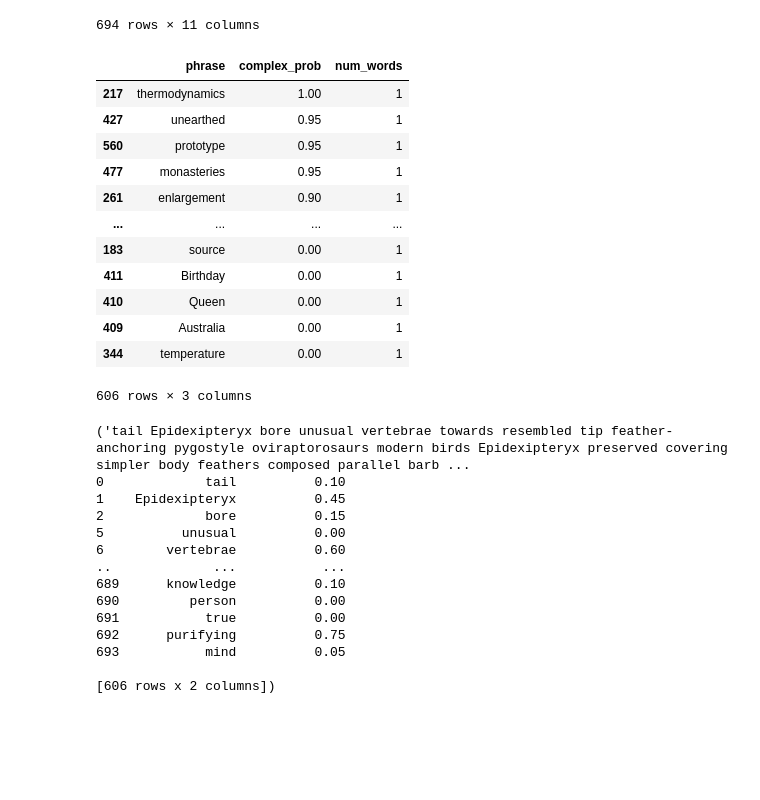
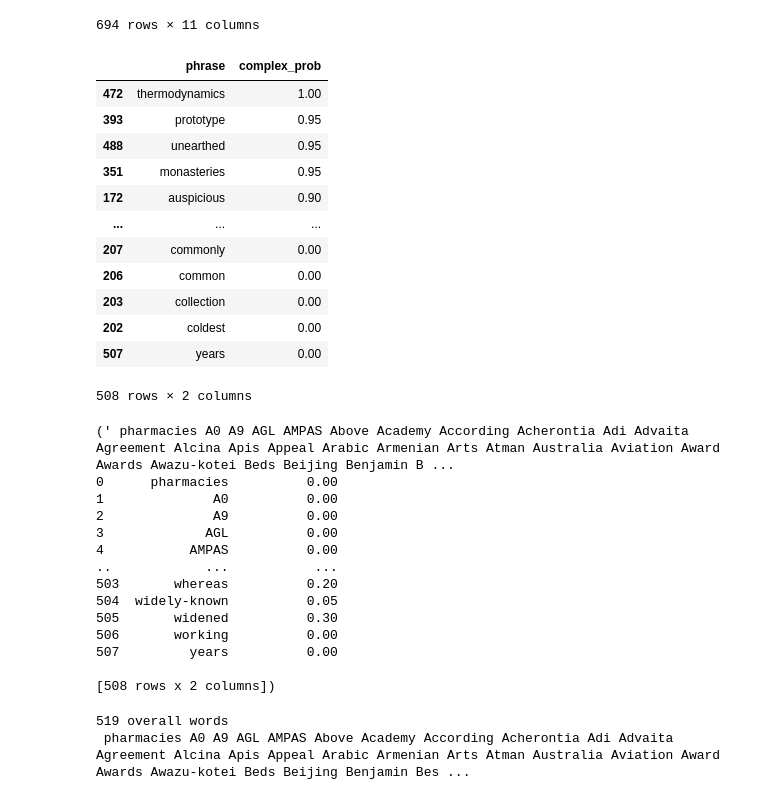
Before and after one commit to OshFrosch/Vocabulary-Predictor, a Jupyter notebook: src/notebooks/create_evaluation_reference.ipynb, the cells around one changed output. Saved outputs shown, nothing was run; the diff lists cells and outputs as text; code cells hidden in the pictures; blank space fills up the shorter version.

```diff
--- a/src/notebooks/create_evaluation_reference.ipynb
+++ b/src/notebooks/create_evaluation_reference.ipynb
@@ -27,31 +27,33 @@ data
 # %%
 def count_words(row):
     phrase = row['phrase']
     return len(phrase.split())
 
 def get_words(data):
     data["complex_prob_str"] = data.apply(lambda row: format(row['complex_prob'], ".2f"), axis=1 )
     data['num_words'] = data.apply(lambda row: count_words(row), axis=1)
     words = data[data['num_words']==1]
+    words['phrase'].str.lower()
+    words['phrase'].str.strip()
+    words = words.groupby('phrase')['complex_prob'].apply(max).reset_index()
     return words
 
 words = get_words(data)
+words[['phrase', 'complex_prob']].sort_values(['complex_prob'], ascending=False)
+# %% [output]
+|  | phrase | complex_prob |
+| 472 | thermodynamics | 1.00 |
+| 393 | prototype | 0.95 |
+| 488 | unearthed | 0.95 |
+| 351 | monasteries | 0.95 |
+| 172 | auspicious | 0.90 |
+| ... | ... | ... |
+| 207 | commonly | 0.00 |
+| 206 | common | 0.00 |
+| 203 | collection | 0.00 |
+| 202 | coldest | 0.00 |
+| 507 | years | 0.00 |
+508 rows × 2 columns
-# %%
-words[['phrase', 'complex_prob', 'num_words']].sort_values(['complex_prob'], ascending=False)
-# %% [output]
-|  | phrase | complex_prob | num_words |
-| 217 | thermodynamics | 1.00 | 1 |
-| 427 | unearthed | 0.95 | 1 |
-| 560 | prototype | 0.95 | 1 |
-| 477 | monasteries | 0.95 | 1 |
-| 261 | enlargement | 0.90 | 1 |
-| ... | ... | ... | ... |
-| 183 | source | 0.00 | 1 |
-| 411 | Birthday | 0.00 | 1 |
-| 410 | Queen | 0.00 | 1 |
-| 409 | Australia | 0.00 | 1 |
-| 344 | temperature | 0.00 | 1 |
-606 rows × 3 columns
 # %%
 def get_text_and_metadata(words):
 
@@ -68,20 +70,20 @@ def get_text_and_metadata(words):
 
 print(get_text_and_metadata(words))
 # %% [output]
-('tail Epidexipteryx bore unusual vertebrae towards resembled tip feather-anchoring pygostyle oviraptorosaurs modern birds Epidexipteryx preserved covering simpler body feathers composed parallel barb ...
-0             tail          0.10
-1    Epidexipteryx          0.45
-2             bore          0.15
-5          unusual          0.00
-6        vertebrae          0.60
-..             ...           ...
-689      knowledge          0.10
-690         person          0.00
-691           true          0.00
-692      purifying          0.75
-693           mind          0.05
+(' pharmacies A0 A9 AGL AMPAS Above Academy According Acherontia Adi Advaita Agreement Alcina Apis Appeal Arabic Armenian Arts Atman Australia Aviation Award Awards Awazu-kotei Beds Beijing Benjamin B ...
+0      pharmacies          0.00
+1              A0          0.00
+2              A9          0.00
+3             AGL          0.00
+4           AMPAS          0.00
+..            ...           ...
+503       whereas          0.20
+504  widely-known          0.05
+505       widened          0.30
+506       working          0.00
+507         years          0.00
 
-[606 rows x 2 columns])
+[508 rows x 2 columns])
 # %%
 directory = "../data/evaluation/"
 
@@ -102,3 +104,16 @@ for name, dataset in zip(dataset_names, datasets):
         f.write(text)
 
     wordset.to_csv(path_or_buf=directory+name+".csv")
+# %%
+
+from utils.output_utils.create_df_from_doc import create_df_from_doc
+from pipeline.create_pipeline import create_pipeline
+
+pipeline = create_pipeline()
+doc = pipeline(texts[0])
+df = create_df_from_doc(doc)
+
+print(texts[0])
+# %% [output]
+519 overall words
+ pharmacies A0 A9 AGL AMPAS Above Academy According Acherontia Adi Advaita Agreement Alcina Apis Appeal Arabic Armenian Arts Atman Australia Aviation Award Awards Awazu-kotei Beds Beijing Benjamin Bes ...
```
Also changed, not shown: parts of 6 cells of this notebook, 7 other files.
